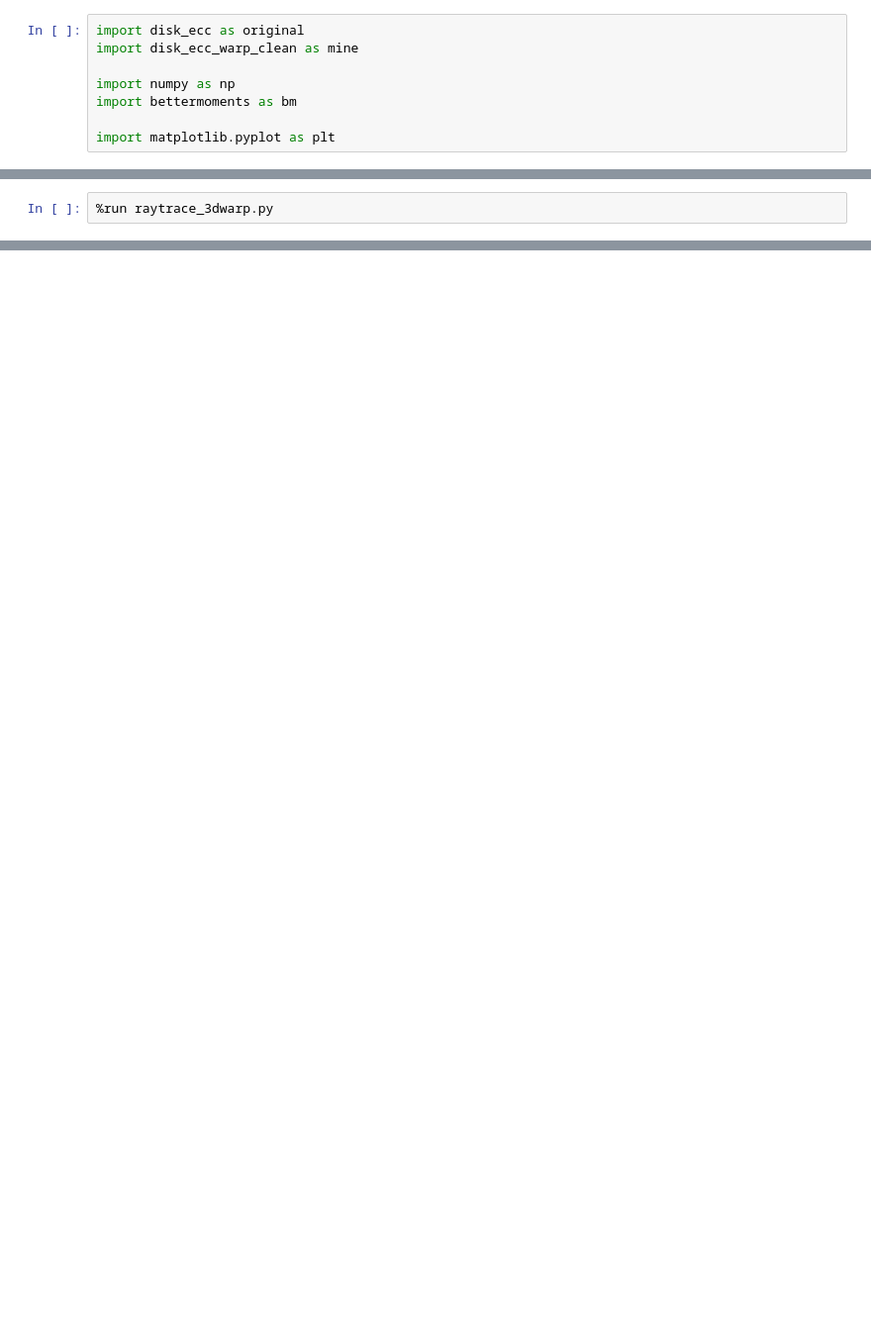
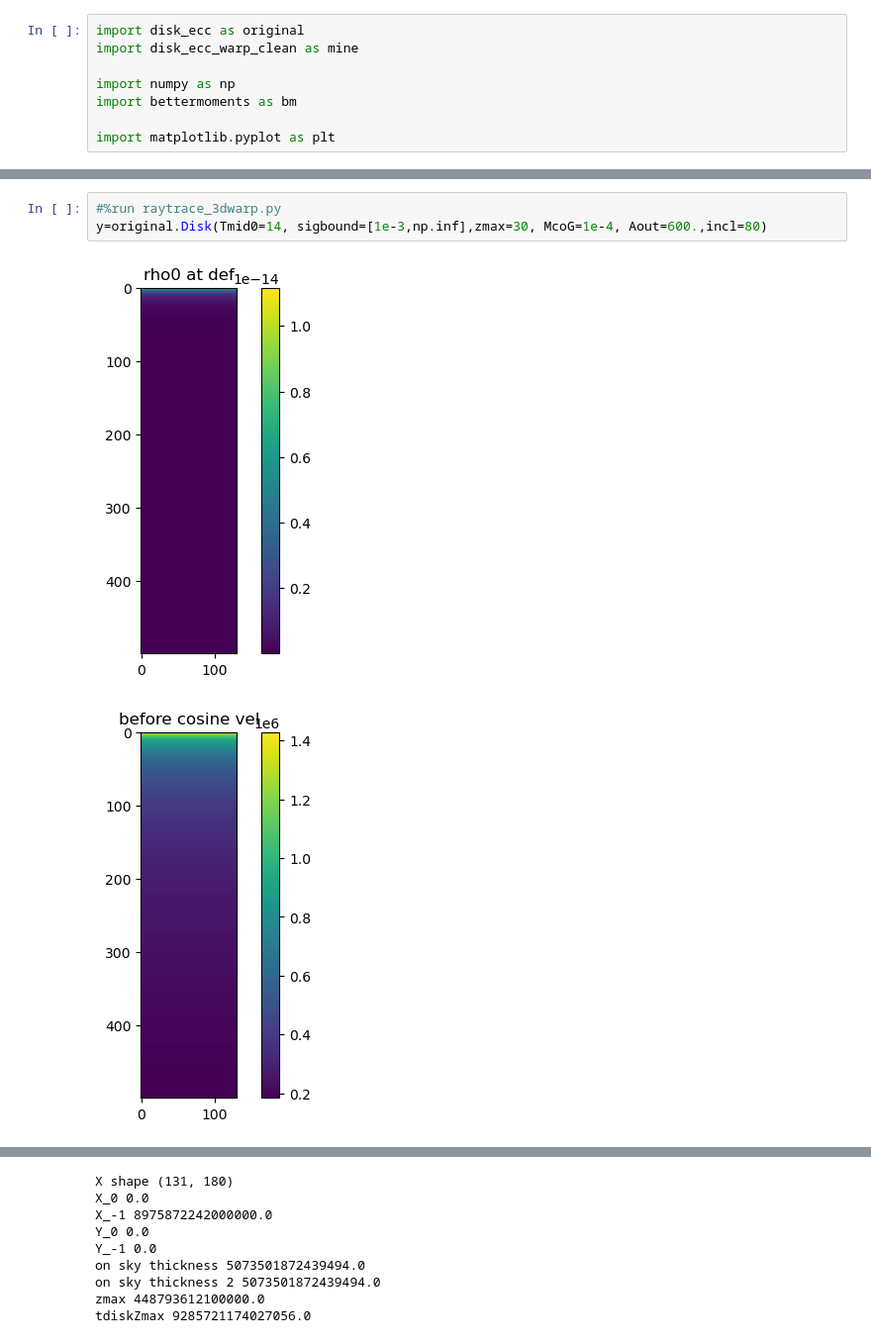
Before and after one commit to theochawla/49ceti_warpmodel, a Jupyter notebook: Warp/run_code.ipynb, the cells around one changed output, grey strips where cells are left out. Shown at 99% size. Saved outputs shown, nothing was run; the diff lists cells and outputs as text; blank space fills up the shorter version.

```diff
--- a/Warp/run_code.ipynb
+++ b/Warp/run_code.ipynb
@@ -31,2 +48,6 @@ normal zsky_w True
-# %%
-%run raytrace_3dwarp.py
+# %%
+#%run raytrace_3dwarp.py
+y=original.Disk(Tmid0=14, sigbound=[1e-3,np.inf],zmax=30, McoG=1e-4, Aout=600.,incl=80)
+# %% [output]
+[figure, added]
+[figure, added]
@@ -32,0 +55,9 @@ normal zsky_w True
+X shape (131, 180)
+X_0 0.0
+X_-1 8975872242000000.0
+Y_0 0.0
+Y_-1 0.0
+on sky thickness 5073501872439494.0
+on sky thickness 2 5073501872439494.0
+zmax 448793612100000.0
+tdiskZmax 9285721174027056.0
```
Also changed, not shown: parts of 3 cells of this notebook, 4 other files.
